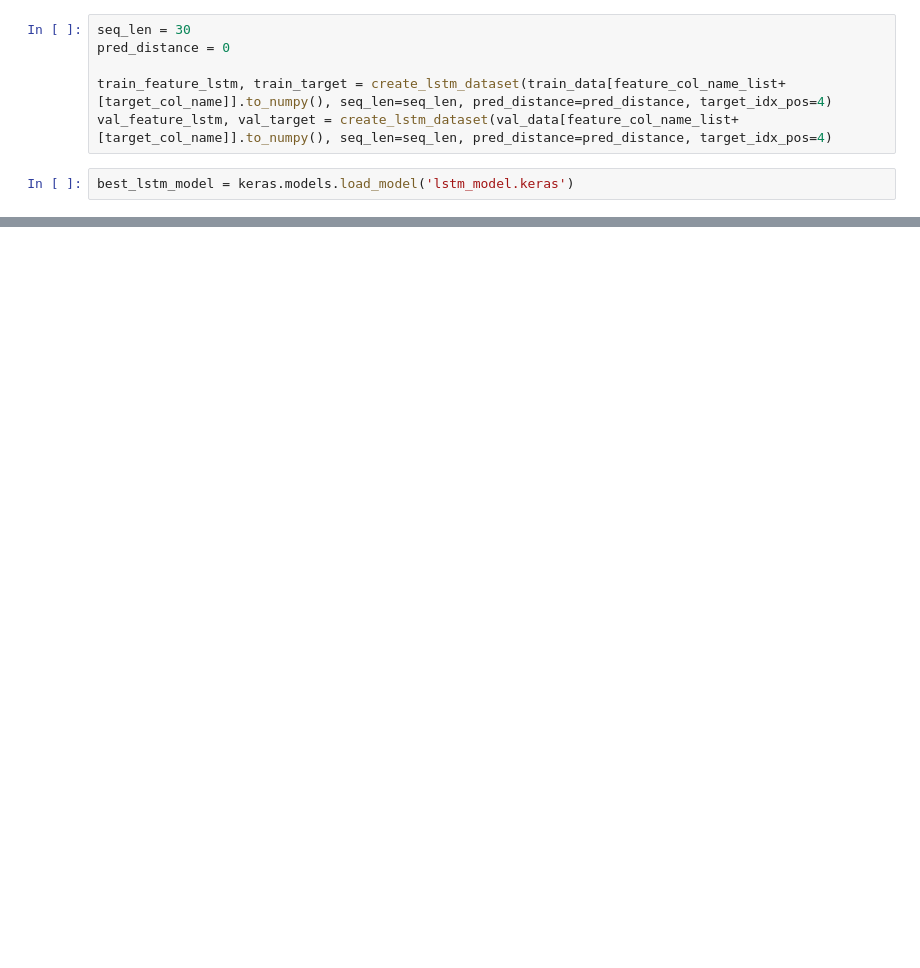
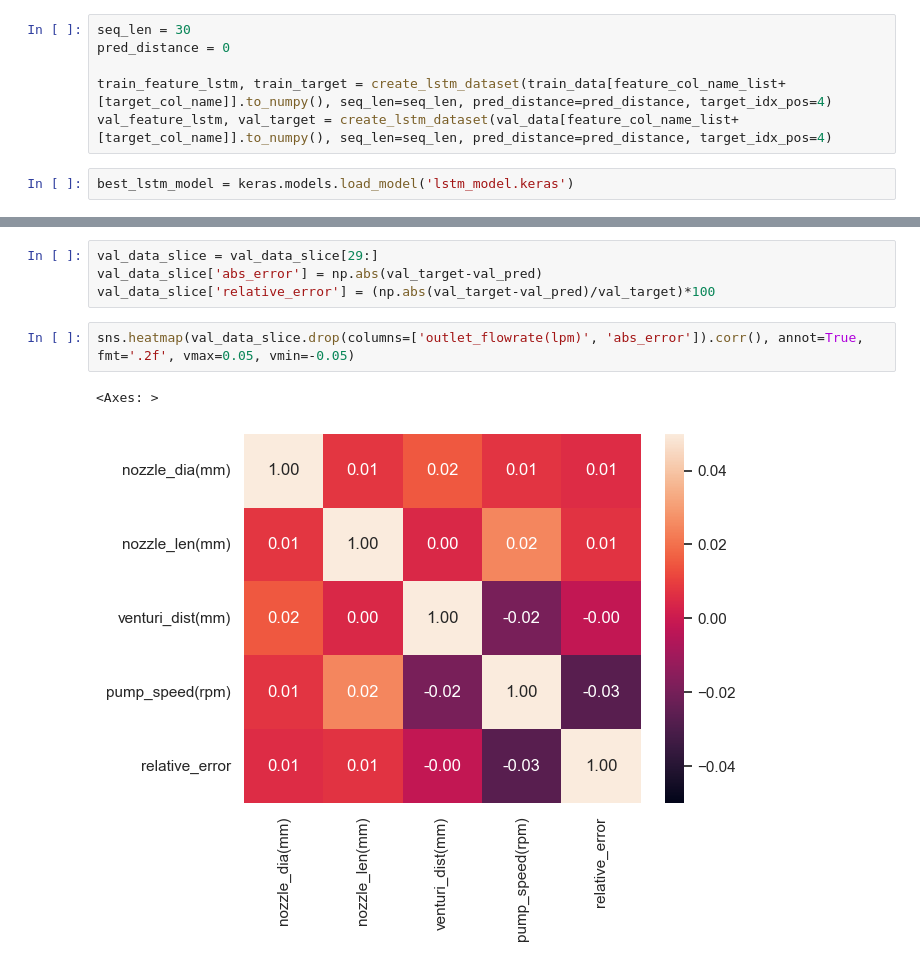
Before and after one commit to jinbeomjeong/estimate_venturi_pump_flow, a Jupyter notebook: analysis_lstm_model.ipynb, the cells around one changed output, grey strips where cells are left out. Drawn from its saved outputs; the diff is of its cells as text; blank space fills up the shorter version.

```diff
--- a/analysis_lstm_model.ipynb
+++ b/analysis_lstm_model.ipynb
@@ -90,0 +124,9 @@ sns.heatmap(val_data_2.corr(), annot=True, fmt='.2f')
+# %%
+val_data_slice = val_data_slice[29:]
+val_data_slice['abs_error'] = np.abs(val_target-val_pred)
+val_data_slice['relative_error'] = (np.abs(val_target-val_pred)/val_target)*100
+# %%
+sns.heatmap(val_data_slice.drop(columns=['outlet_flowrate(lpm)', 'abs_error']).corr(), annot=True, fmt='.2f', vmax=0.05, vmin=-0.05)
+# %% [output]
+<Axes: >
+[figure, added]
```
Also changed, not shown: parts of 25 cells of this notebook.
